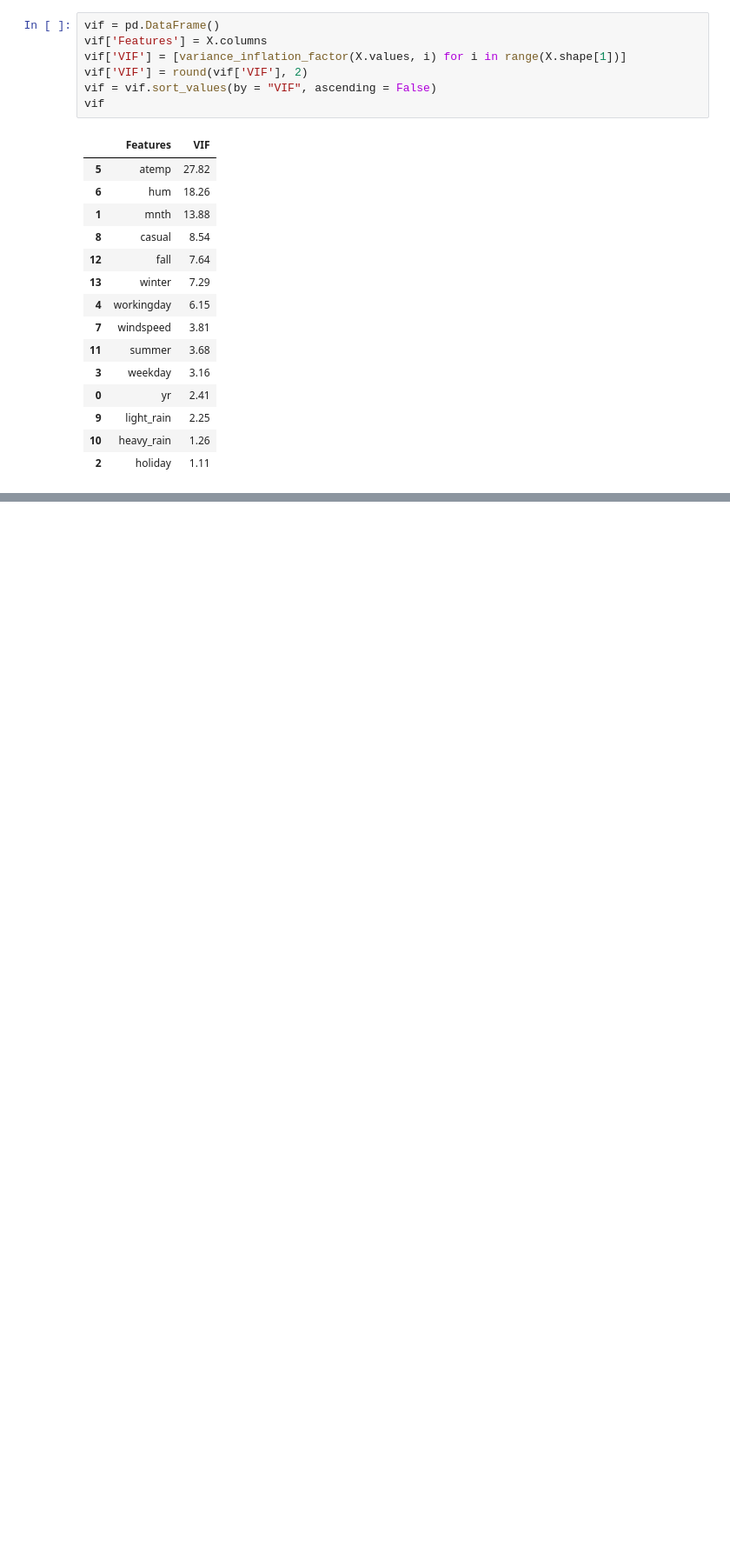
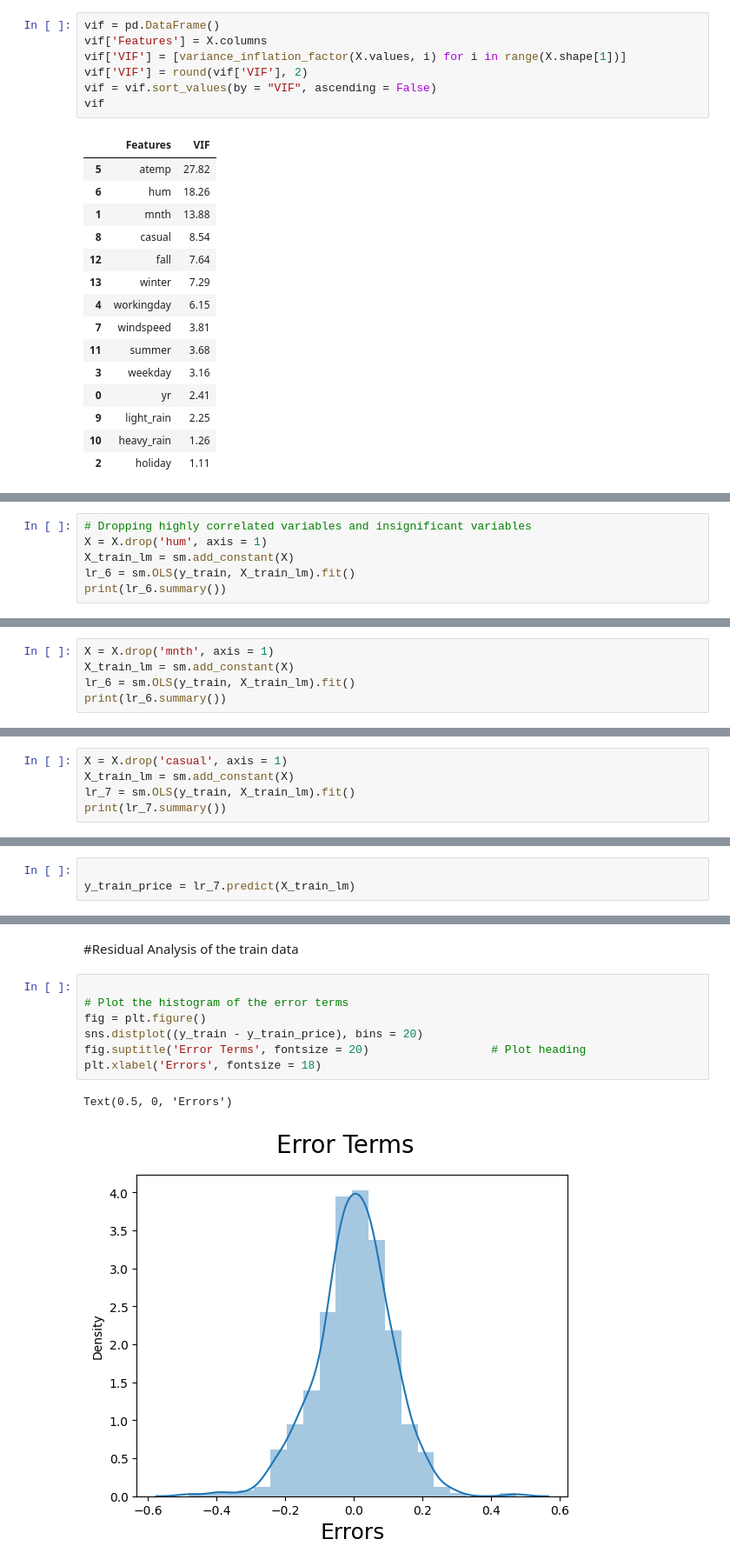
Before and after one commit to vaishnabala/Linear_Regression, a Jupyter notebook: Bike_Rental_Linear_Regression.ipynb, the cells around one changed output, grey strips where cells are left out. Shown at 87% size. Saved outputs shown, nothing was run; the diff lists cells and outputs as text; blank space fills up the shorter version.

```diff
--- a/Bike_Rental_Linear_Regression.ipynb
+++ b/Bike_Rental_Linear_Regression.ipynb
@@ -547,0 +654,6 @@ vif
+# %%
+# Dropping highly correlated variables and insignificant variables
+X = X.drop('hum', axis = 1)
+X_train_lm = sm.add_constant(X)
+lr_6 = sm.OLS(y_train, X_train_lm).fit()
+print(lr_6.summary())
@@ -547,0 +699,5 @@ vif
+# %%
+X = X.drop('mnth', axis = 1)
+X_train_lm = sm.add_constant(X)
+lr_6 = sm.OLS(y_train, X_train_lm).fit()
+print(lr_6.summary())
@@ -547,0 +742,5 @@ vif
+# %%
+X = X.drop('casual', axis = 1)
+X_train_lm = sm.add_constant(X)
+lr_7 = sm.OLS(y_train, X_train_lm).fit()
+print(lr_7.summary())
@@ -547,0 +784,3 @@ vif
+# %%
+
+y_train_price = lr_7.predict(X_train_lm)
@@ -547,0 +793,12 @@ vif
+# %% [markdown]
+#Residual Analysis of the train data
+# %%
+
+# Plot the histogram of the error terms
+fig = plt.figure()
+sns.distplot((y_train - y_train_price), bins = 20)
+fig.suptitle('Error Terms', fontsize = 20)                  # Plot heading
+plt.xlabel('Errors', fontsize = 18)
+# %% [output]
+Text(0.5, 0, 'Errors')
+[figure, added]
```
Also changed, not shown: parts of 89 cells of this notebook.
